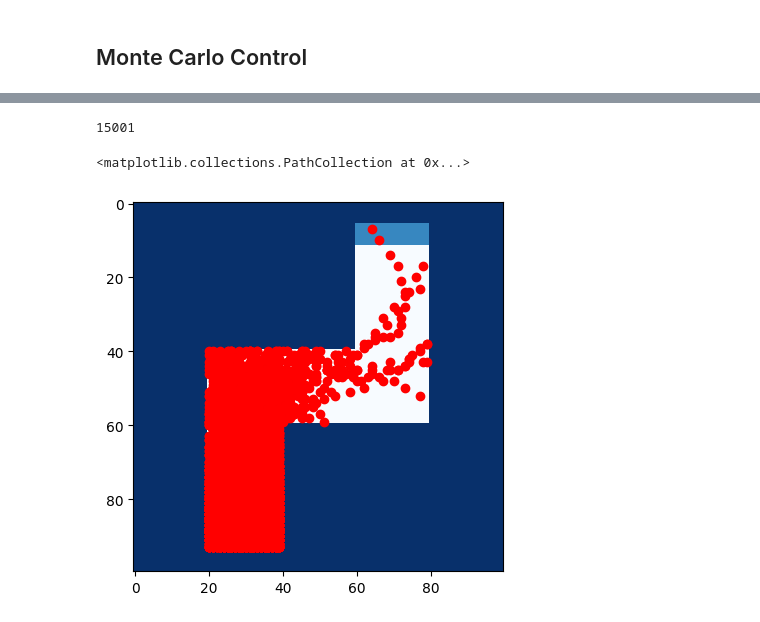
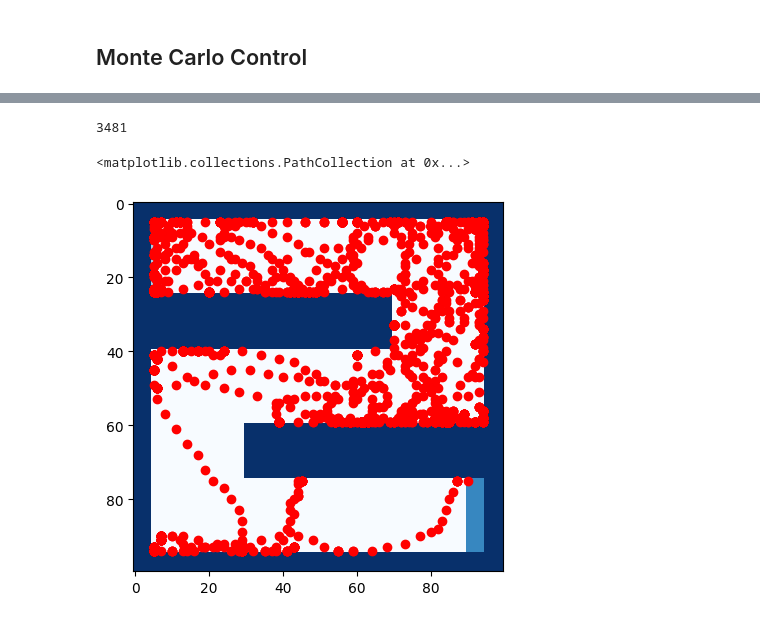
Before and after one commit to PrinceJavier/princejavier.github.io, a Jupyter notebook: reinforcement_learning/mc_race_car.ipynb, the cells around one changed output, grey strips where cells are left out. Cells and saved outputs as stored; diff of their text form; code cells hidden in the pictures.

```diff
--- a/reinforcement_learning/mc_race_car.ipynb
+++ b/reinforcement_learning/mc_race_car.ipynb
@@ -140,8 +140,14 @@ class Race(gym.Env):
 
         # if next location is outside the track, then go back to start!! -- NOPE. JUST STAY IN POSITION BUT MAKE PENALTY = -10
         if tuple(self._agent_next_location) in self.barriers:
-            self._back_to_start()
-            reward = -100
+            # self._back_to_start() # back to start if hit barriers?
+
+            # if hit barrier, make the velocity 0 again and randomize delta velocity
+            action = np.random.choice(range(1, 9)) # excluding 0
+            self._agent_velocity = np.array(self._action_to_velocity_delta[action]) # just get a random action
+
+            # large penalty
+            reward = -10
 
         # if next location is in the Finish Area then awesome -- just make the finish area large
         elif tuple(self._agent_next_location) in self.end_coords:
@@ -198,0 +181,23 @@ plt.imshow(racecar_track, cmap='RdBu')
+# %%
+h = 100
+w = 100
+racecar_track = np.ones((h, w)) * 3
+
+# horizontal
+racecar_track[75:-5, 5:-5] = 0
+racecar_track[40:60, 5:-5] = 0
+racecar_track[5:25, 5:-5] = 0
+
+# vertical
+racecar_track[-40:, 5:30] = 0
+racecar_track[:-40, 70:-5] = 0
+# racecar_track[5:-5, 45:55] = 0
+
+racecar_track[:5, :] = 3
+racecar_track[-5:, :] = 3
+
+# for j in j_start:
+racecar_track[5:25, 5] = 1
+racecar_track[-25:-5, -10:-5] = 2
+
+plt.imshow(racecar_track, cmap='RdBu')
@@ -199,26 +207,26 @@ plt.imshow(racecar_track, cmap='RdBu')
 # %%
-env = Race(race_track=racecar_track, velocity_cap=5, time_limit=15000)
+env = Race(race_track=racecar_track, velocity_cap=5, time_limit=20000)
 env.reset()
 
 agent_locs = []
 terminated = False
 truncated = False
-while not truncated or terminated:
+while not truncated and not terminated:
     a = np.random.choice(range(9))
     observation, reward, terminated, truncated, info = env.step(a)
     if truncated:
         env.reset()
     agent_locs += [env._agent_location]
 
 # MC Control
 print(len(agent_locs))
 agent_locs = np.array(agent_locs)
 plt.imshow(racecar_track, cmap='Blues')
 plt.scatter(agent_locs[:, 1], agent_locs[:, 0], c='r', marker='o')
 # %% [output]
-15001
+3481
 <matplotlib.collections.PathCollection at 0x...>
-[figure, old version]
+[figure, new version]
 # %%
 class MC:
     def __init__(self, env, Q_init_val):
```
Also changed, not shown: parts of 10 cells of this notebook.
